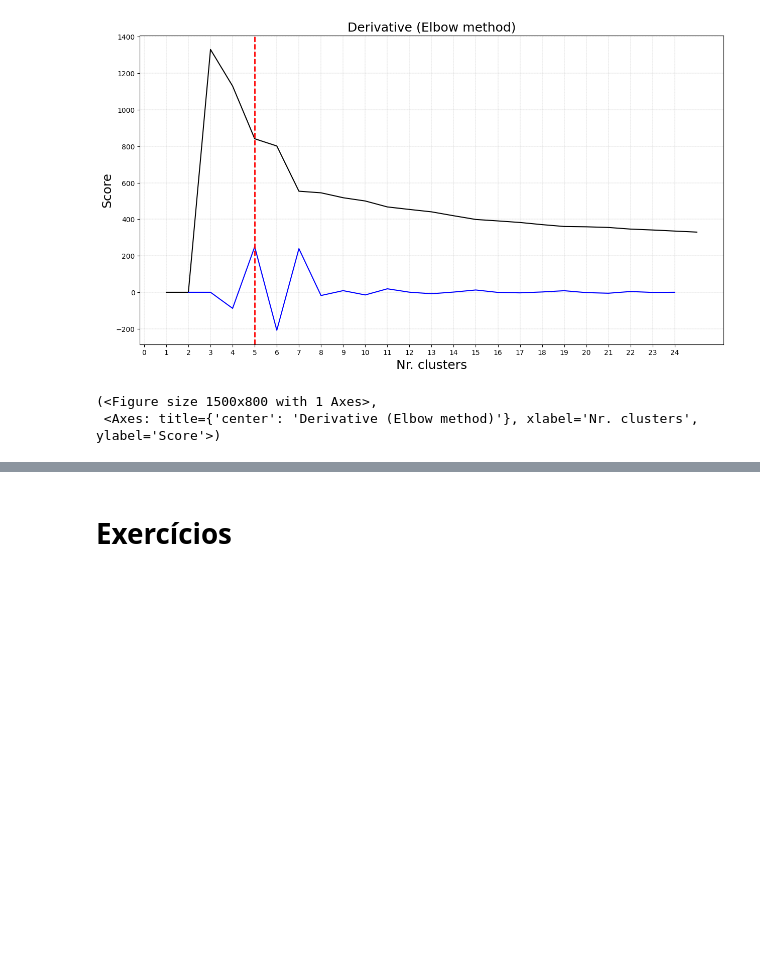
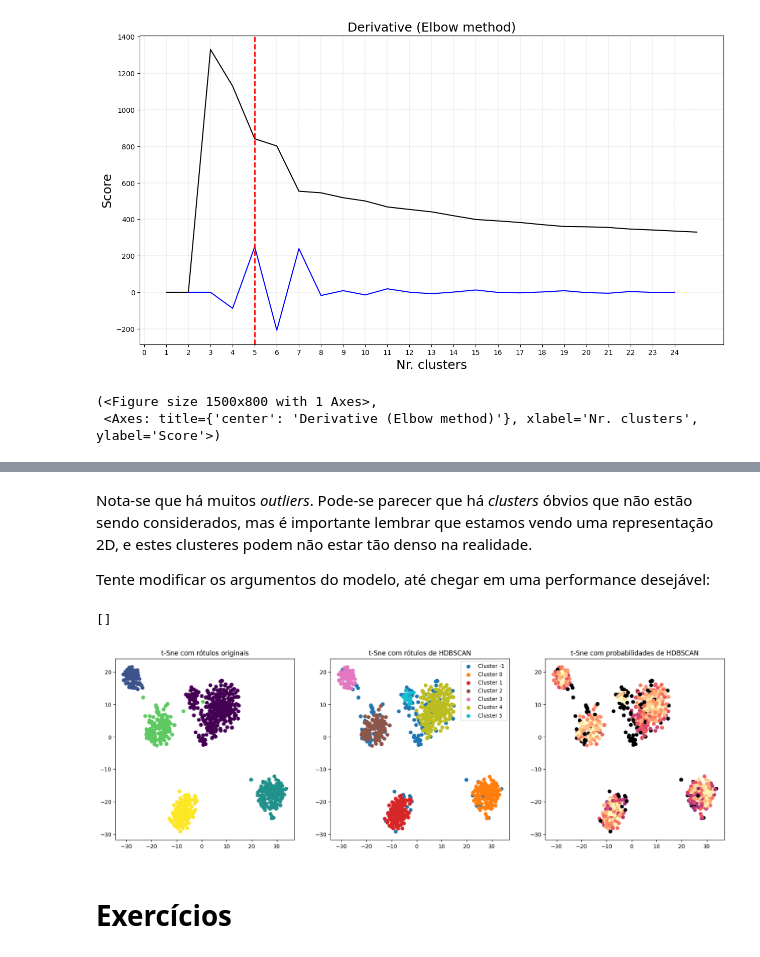
Before and after one commit to JCFDGG/LOB1266-PUB, a Jupyter notebook: aulas/aula_08_clustering/08_clustering.ipynb, the cells around one changed output, grey strips where cells are left out. Drawn from its saved outputs; the diff is of its cells as text; code cells hidden in the pictures; blank space fills up the shorter version.

```diff
--- a/aulas/aula_08_clustering/08_clustering.ipynb
+++ b/aulas/aula_08_clustering/08_clustering.ipynb
@@ -709,0 +724,3 @@ ce.plot()
+# %%
+hdbscan_model = HDBSCAN(min_cluster_size=10, # Um cluster precisa ter no mínimo 10 pontos
+                        min_samples=5) # Um ponto precisa ter no mínimo 5 vizinhos
@@ -710,3 +798,61 @@ ce.plot()
+# %% [markdown]
+Nota-se que há muitos *outliers*. Pode-se parecer que há *clusters* óbvios que não estão sendo considerados, mas é importante lembrar que estamos vendo uma representação 2D, e estes clusteres podem não estar tão denso na realidade.
+
+
+Tente modificar os argumentos do modelo, até chegar em uma performance desejável:
+# %%
+hdbscan_model_redone = HDBSCAN(min_cluster_size=10, # Um cluster precisa ter no mínimo 10 pontos
+                               min_samples=5) # Um ponto precisa ter no mínimo 5 vizinhos
+
+pipe_hdbscan_redone = Pipeline([('scaler', scaler), # Normaliza os dados
+                                ('PCA', PCA(n_components=10)), # Usa de PCA, ajuda no tempo de treino
+                                 ('hdbscan', hdbscan_model_redone)]) # Usa o modelo HDB
+
+pipe_hdbscan_redone.fit(df_copia) # Treina o modelo
+
+hdbscan_labels_redone = pipe_hdbscan_redone['hdbscan'].labels_ # Resgata os rótulos
+hdbscan_probabilities_redone = pipe_hdbscan_redone['hdbscan'].probabilities_ # Resgata as probabilidades
+
+fig, axes = plt.subplots(1, 3, figsize=(20,6)) # Cria uma figura com 3 gráficos
+
+
+
+# Scatterplot com rótulos reais
+axes[0].scatter(x=points_x, # Usando os pontos do t-SNE
+                y=points_y, # Usando os pontos do t-SNE
+                c=true_colors) # As cores são os rótulos reais
+axes[0].set_title('t-Sne com rótulos originais')
+
+# Scatterplot com rótulos de HDBSCAN
+
+## Prepara os rótulos para serem usados como cores
+unique_labels_redone = np.unique(hdbscan_labels_redone) # Resgata os rótulos únicos
+
+cmap_redone = plt.get_cmap('tab10', len(unique_labels_redone)) # Cria um mapa de cores com o número de rótulos únicos
+
+## Desenha cada gráfico separadamente, para poder usar do argumento label
+for i, label in enumerate(unique_labels_redone):
+    axes[1].scatter(x=points_x[hdbscan_labels_redone == label], # Usa os pontos do t-SNE em que a label é igual ao label atual
+                    y=points_y[hdbscan_labels_redone == label],
+                    color=cmap_redone(i), # Usa uma paleta de cores do seaborn
+                    label=f'Cluster {label}') # Adiciona o rótulo
+
+axes[1].legend() # Faz a legenda
+axes[1].set_title('t-Sne com rótulos de HDBSCAN')
+
+
+# Scatterplot com probabilidades de HDBSCAN
+axes[2].scatter(x=points_x, # Usando os pontos do t-SNE
+                y=points_y, # Usando os pontos do t-SNE
+                c=hdbscan_probabilities_redone,
+                cmap='magma') # Usa o cmap magma
+axes[2].set_title('t-Sne com probabilidades de HDBSCAN')
+
+
+plt.plot()
+# %% [output]
+[]
+[figure, added]
 # %% [markdown]
 # Exercícios
 # %% [markdown]
```
Also changed, not shown: parts of 20 cells of this notebook.
